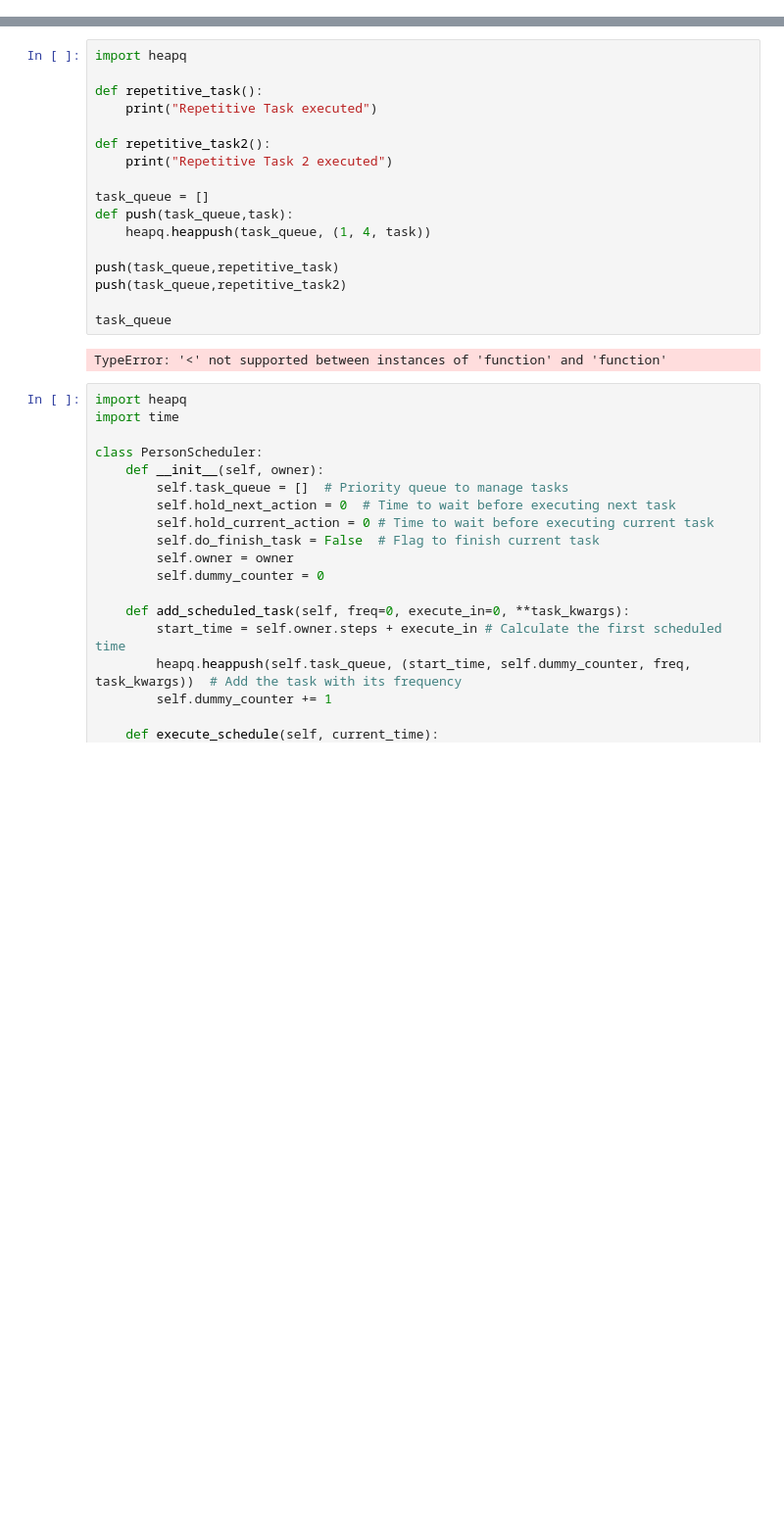
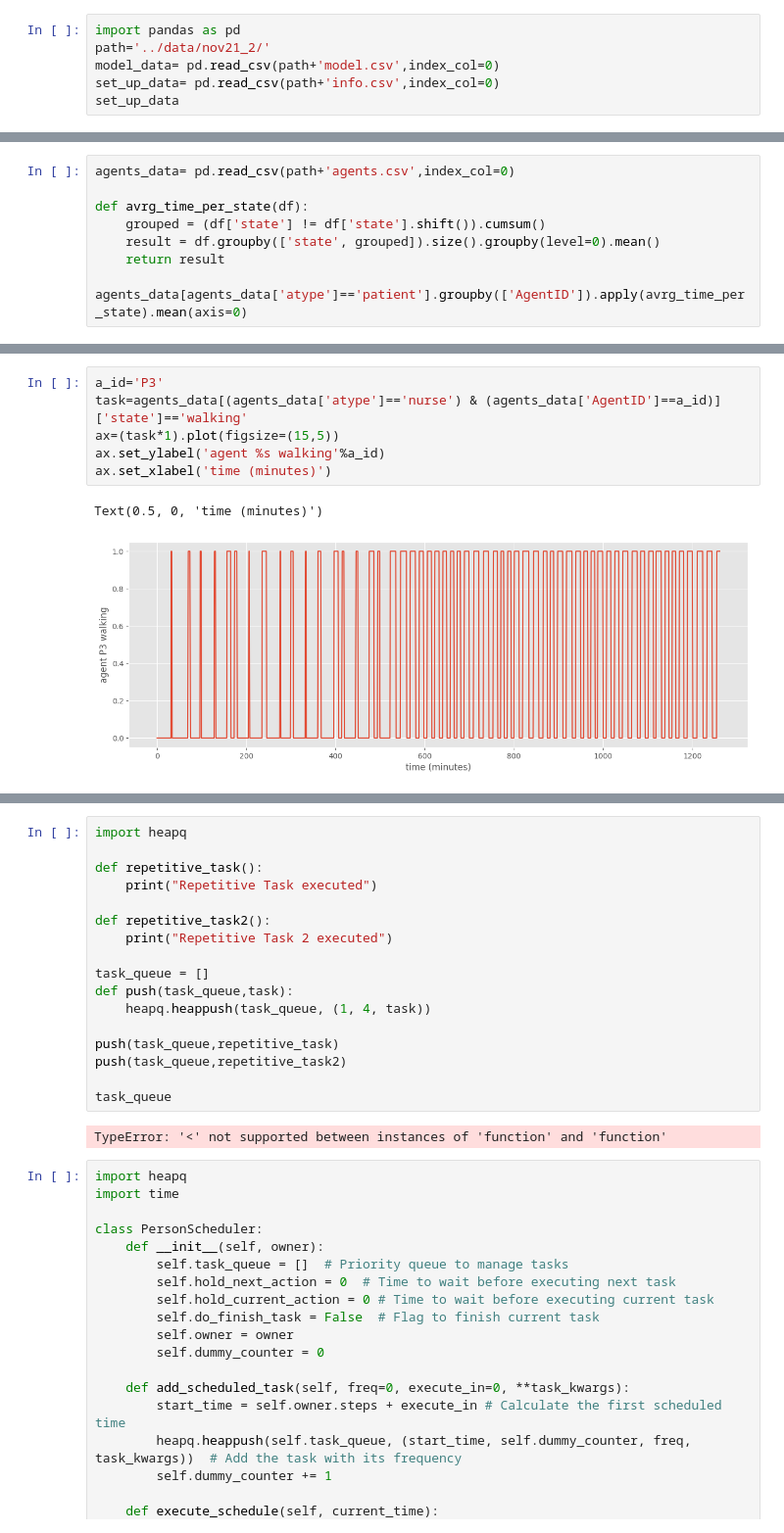
Before and after one commit to saamayac/health_robot, a Jupyter notebook: src/dev_notebook.ipynb, the cells around one changed output, grey strips where cells are left out. Shown at 98% size. Saved outputs shown, nothing was run; the diff lists cells and outputs as text; blank space fills up the shorter version.

```diff
--- a/src/dev_notebook.ipynb
+++ b/src/dev_notebook.ipynb
@@ -0,0 +1,6 @@
+# %%
+import pandas as pd
+path='../data/nov21_2/'
+model_data= pd.read_csv(path+'model.csv',index_col=0)
+set_up_data= pd.read_csv(path+'info.csv',index_col=0)
+set_up_data
@@ -0,0 +10,9 @@
+# %%
+agents_data= pd.read_csv(path+'agents.csv',index_col=0)
+
+def avrg_time_per_state(df):
+    grouped = (df['state'] != df['state'].shift()).cumsum()
+    result = df.groupby(['state', grouped]).size().groupby(level=0).mean()
+    return result
+
+agents_data[agents_data['atype']=='patient'].groupby(['AgentID']).apply(avrg_time_per_state).mean(axis=0)
@@ -0,0 +41,9 @@
+# %%
+a_id='P3'
+task=agents_data[(agents_data['atype']=='nurse') & (agents_data['AgentID']==a_id)]['state']=='walking'
+ax=(task*1).plot(figsize=(15,5))
+ax.set_ylabel('agent %s walking'%a_id)
+ax.set_xlabel('time (minutes)')
+# %% [output]
+Text(0.5, 0, 'time (minutes)')
+[figure, added]
```
Also changed, not shown: parts of 9 cells of this notebook, 17 other files.
